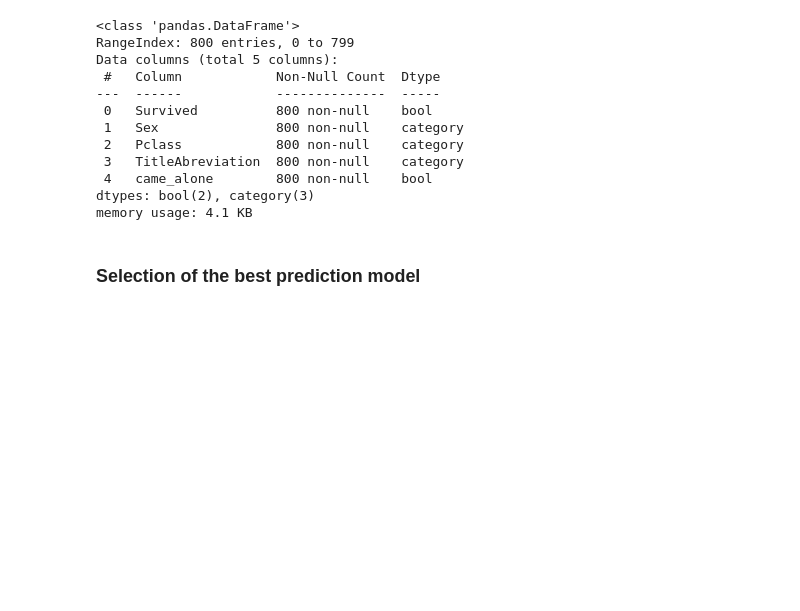
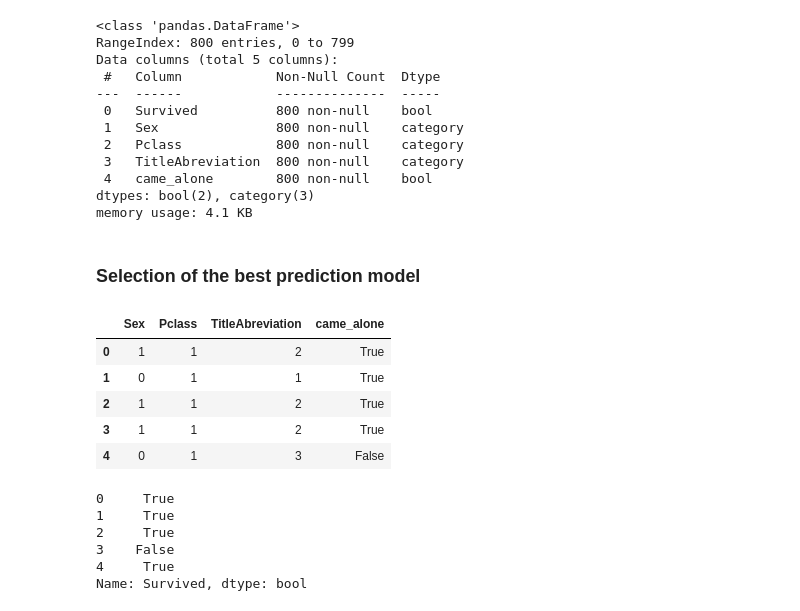
Before and after one commit to 987sebasBeller/Titanic-Survival-Prediction, a Jupyter notebook: EDA_&_prediction/data_analysis_and_prediction_fin.ipynb, the cells around one changed output. Saved outputs shown, nothing was run; the diff lists cells and outputs as text; code cells hidden in the pictures; blank space fills up the shorter version.

```diff
--- a/EDA_&_prediction/data_analysis_and_prediction_fin.ipynb
+++ b/EDA_&_prediction/data_analysis_and_prediction_fin.ipynb
@@ -426,3 +426,24 @@ def show_cross_validation_validation_metrics(data):
 # %%
 def show_confusion_matrix(model,y_test,X_test):
     print('classifier confusion matrix : \n {0}'.format(confusion_matrix(y_test, model.predict(X_test))))
+# %%
+y=df_passengers["Survived"]
+X=df_passengers.drop(labels=["Survived"],axis="columns")
+# %%
+X.head()
+# %% [output]
+|  | Sex | Pclass | TitleAbreviation | came_alone |
+| 0 | 1 | 1 | 2 | True |
+| 1 | 0 | 1 | 1 | True |
+| 2 | 1 | 1 | 2 | True |
+| 3 | 1 | 1 | 2 | True |
+| 4 | 0 | 1 | 3 | False |
+# %%
+y.head()
+# %% [output]
+0     True
+1     True
+2     True
+3    False
+4     True
+Name: Survived, dtype: bool
```
Also changed, not shown: parts of 2 cells of this notebook.
